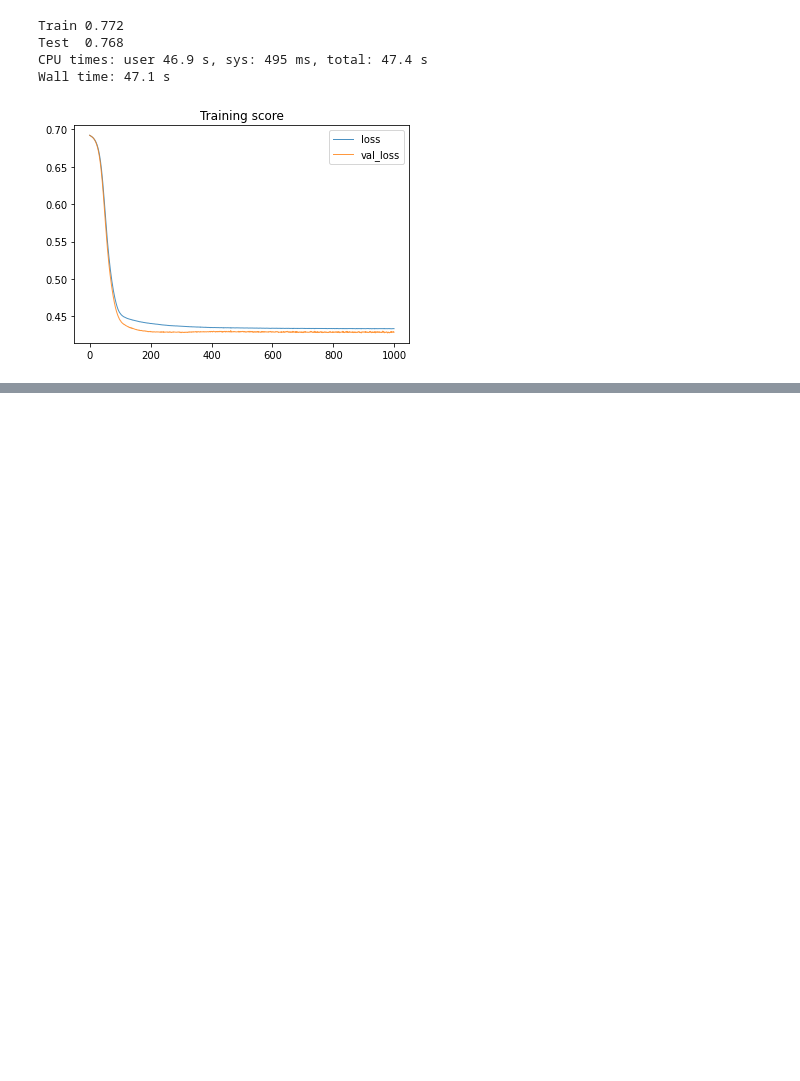
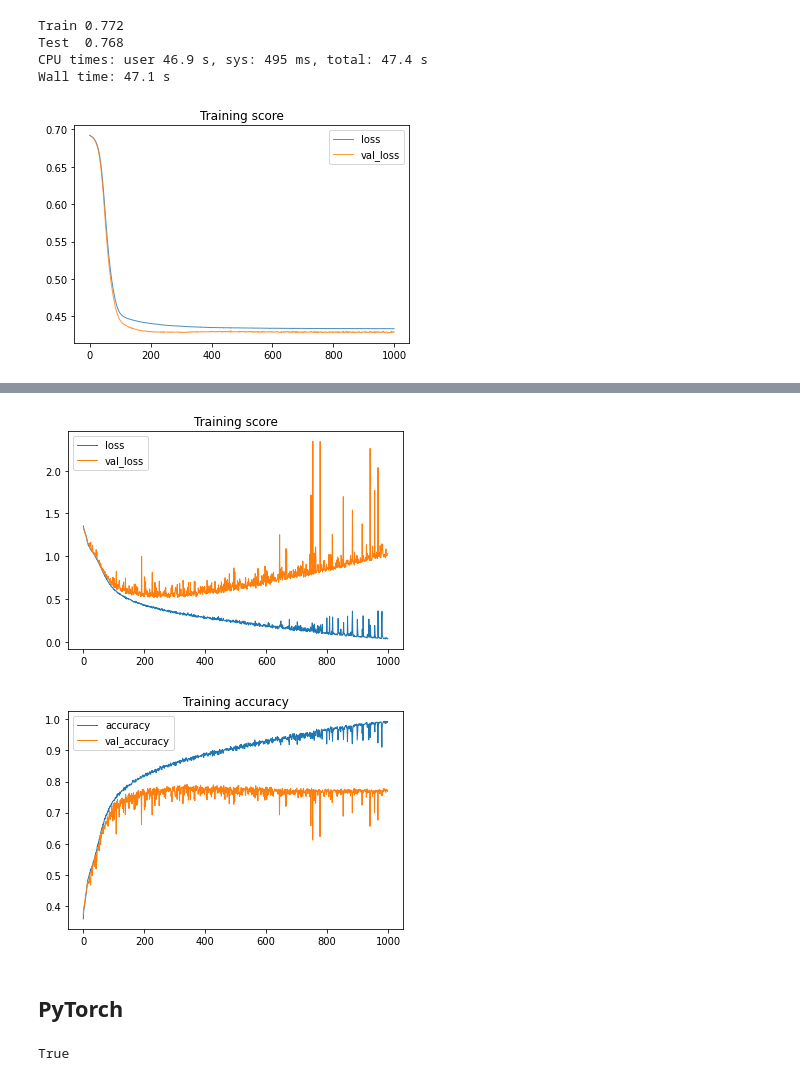
Before and after one commit to mysterious-ben/ds-examples, a Jupyter notebook: dl/dl_hello_world.ipynb, the cells around one changed output, grey strips where cells are left out. Drawn from its saved outputs; the diff is of its cells as text; code cells hidden in the pictures; blank space fills up the shorter version.

```diff
--- a/dl/dl_hello_world.ipynb
+++ b/dl/dl_hello_world.ipynb
@@ -806,0 +963,12 @@ Wall time: 47.1 s
+# %%
+%%time
+# on GPU
+with tf.device('GPU:0'):
+    model, train_history = train_model(X_train, y_train)
+    _ = pd.DataFrame(train_history.history)[['loss', 'val_loss']].plot(title='Training score', lw=1)
+    _ = pd.DataFrame(train_history.history)[['accuracy', 'val_accuracy']].plot(title='Training accuracy', lw=1)
+
+    model = tf.keras.models.Sequential([model, tf.keras.layers.Softmax()])
+    print(f'Train score {accuracy_score(y_train, decide(model.predict(X_train))):.3f}')
+    print(f'Test score  {accuracy_score(y_test, decide(model.predict(X_test))):.3f}')
+# %% [output]
@@ -806,0 +979,8 @@ Wall time: 47.1 s
+[figure, added]
+[figure, added]
+# %% [markdown]
+## PyTorch
+# %%
+torch.cuda.is_available()
+# %% [output]
+True
```
Also changed, not shown: parts of 39 cells of this notebook.
